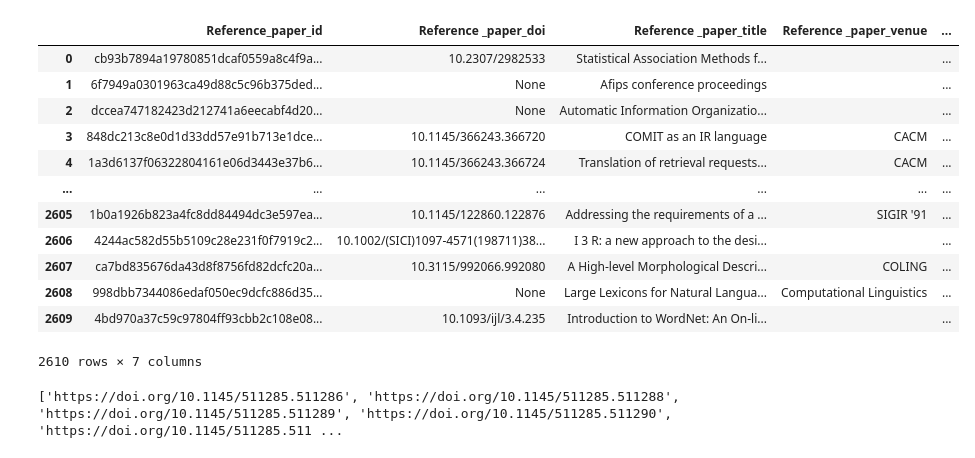
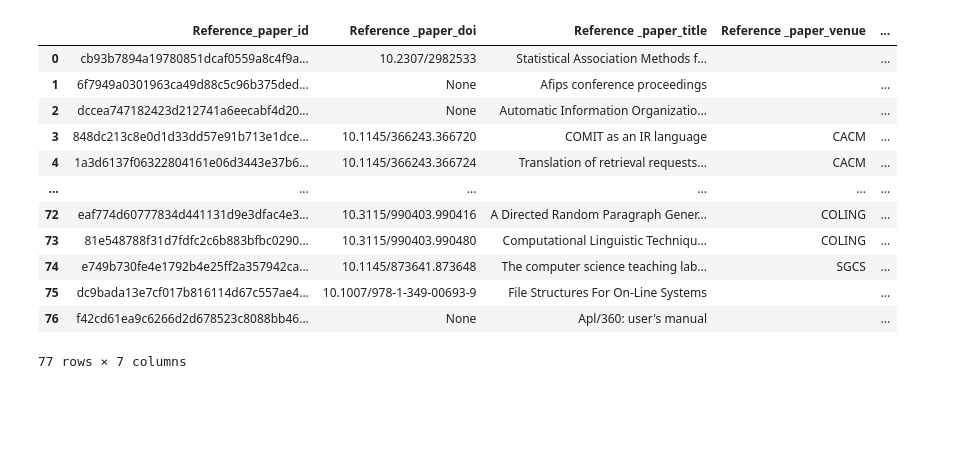
Before and after one commit to manishareddynarayan/Akshitha_INFO5731_Spring2020, a Jupyter notebook: Copy_of_Copy_of_Copy_of_FinalProject.ipynb, the cells around one changed output. Drawn from its saved outputs; the diff is of its cells as text; code cells hidden in the pictures; blank space fills up the shorter version.

```diff
--- a/Copy_of_Copy_of_Copy_of_FinalProject.ipynb
+++ b/Copy_of_Copy_of_Copy_of_FinalProject.ipynb
@@ -30,7 +29,7 @@ contents = []
 with open('output.csv','r') as csvf:
     urls = csv.reader(csvf)
     next(urls, None)
-    contents = [row[1] for row in itertools.islice(urls,4562)]
+    contents = [row[1] for row in itertools.islice(urls,10)]
 string = 'https://api.semanticscholar.org/v1/paper/'
 my_new_list = [string+x for x in contents]
 with open("Article_URLs.csv","w") as f:
@@ -92,7 +91,7 @@ FieldsOfStudylist = []
 Topiclist = []
 urllist = []
 influentialCitationCountlist = []
-for i in range(339):
+for i in range(78):
   f = open('Article' + str(i) + '.json')
   data = json.load(f)
   venue = data['venue']
@@ -165,7 +164,7 @@ authorurl = []
 #authorrank = []
 #authorinstitution = []
 #authorPublication = []
-for i in range(339):
+for i in range(10):
   f = open('Article' + str(i) + '.json')
   data = json.load(f)
   for value in data['authors']:
@@ -218,7 +221,7 @@ citingvenue = []
 citingyear = []
 citingintent = []
 citinginfluential = []
-for i in range(339):
+for i in range(10):
   f = open('Article' + str(i) + '.json')
   data = json.load(f)
   for value in data['citations']:
@@ -273,55 +280,41 @@ Referencepapervenuelist = []
 Referencepaperyearlist = []
 Isinfluentiallist = []
 Intentlist = []
-for i in range(339):
+for i in range(10):
   f = open('Article' + str(i) + '.json')
   data = json.load(f)
   for value in data['references']:
     referencepaperid = value['paperId']
     referencepaperidlist.append(referencepaperid)
     referencepaperdoi = value['doi']
     Referencepaperdoilist.append(referencepaperdoi)
     Referencepapertitle = value['title']
     Referencepapertitlelist.append(Referencepapertitle)
     Referencepapervenue = value['venue']
     Referencepapervenuelist.append(Referencepapervenue)
     Referencepaperyear = value['year']
     Referencepaperyearlist.append(Referencepaperyear)
     Intent = value['intent']
     Intentlist.append(Intent)
     Isinfluential = value['isInfluential']
     Isinfluentiallist.append(Isinfluential)
 a = {'Reference_paper_id' : referencepaperidlist ,'Reference _paper_doi' : Referencepaperdoilist ,'Reference _paper_title' : Referencepapertitlelist ,
      'Reference _paper_venue' :Referencepapervenuelist, 'Reference _paper_year': Referencepaperyearlist,
      'Intent' : Intentlist,'Is_influential' : Isinfluentiallist}
 df = pd.DataFrame.from_dict(a, orient='index')
 df1 = df.transpose()
 df1
 # %% [output]
 |  | Reference_paper_id | Reference _paper_doi | Reference _paper_title | Reference _paper_venue | ... |
 | 0 | cb93b7894a19780851dcaf0559a8c4f9a... | 10.2307/2982533 | Statistical Association Methods f... |  | ... |
 | 1 | 6f7949a0301963ca49d88c5c96b375ded... | None | Afips conference proceedings |  | ... |
 | 2 | dccea747182423d212741a6eecabf4d20... | None | Automatic Information Organizatio... |  | ... |
 | 3 | 848dc213c8e0d1d33dd57e91b713e1dce... | 10.1145/366243.366720 | COMIT as an IR language | CACM | ... |
 | 4 | 1a3d6137f06322804161e06d3443e37b6... | 10.1145/366243.366724 | Translation of retrieval requests... | CACM | ... |
 | ... | ... | ... | ... | ... | ... |
-| 2605 | 1b0a1926b823a4fc8dd84494dc3e597ea... | 10.1145/122860.122876 | Addressing the requirements of a ... | SIGIR '91 | ... |
-| 2606 | 4244ac582d55b5109c28e231f0f7919c2... | 10.1002/(SICI)1097-4571(198711)38... | I 3 R: a new approach to the desi... |  | ... |
-| 2607 | ca7bd835676da43d8f8756fd82dcfc20a... | 10.3115/992066.992080 | A High-level Morphological Descri... | COLING | ... |
-| 2608 | 998dbb7344086edaf050ec9dcfc886d35... | None | Large Lexicons for Natural Langua... | Computational Linguistics | ... |
-| 2609 | 4bd970a37c59c97804ff93cbb2c108e08... | 10.1093/ijl/3.4.235 | Introduction to WordNet: An On-li... |  | ... |
+| 72 | eaf774d60777834d441131d9e3dfac4e3... | 10.3115/990403.990416 | A Directed Random Paragraph Gener... | COLING | ... |
+| 73 | 81e548788f31d7fdfc2c6b883bfbc0290... | 10.3115/990403.990480 | Computational Linguistic Techniqu... | COLING | ... |
+| 74 | e749b730fe4e1792b4e25ff2a357942ca... | 10.1145/873641.873648 | The computer science teaching lab... | SGCS | ... |
+| 75 | dc9bada13e7cf017b816114d67c557ae4... | 10.1007/978-1-349-00693-9 | File Structures For On-Line Systems |  | ... |
+| 76 | f42cd61ea9c6266d2d678523c8088bb46... | None | Apl/360: user's manual |  | ... |
-2610 rows × 7 columns
+77 rows × 7 columns
-# %%
-import glob
-import pandas as pd
-import os
-ids_list = []
-# Select all the files in your directory
-directory = r'/content/drive/My Drive/sigir_data'
-files = glob.glob(directory + "/*.csv")
-fields = ["article_id"]
-df1 = pd.concat([pd.read_csv(fp,skipinitialspace=True, usecols=fields,encoding = "ISO-8859-1").assign(New=os.path.basename(fp)) for fp in files])
-df1['article_id']
-ids_list = df1['article_id'].values.tolist()
-# %% [output]
-['https://doi.org/10.1145/511285.511286', 'https://doi.org/10.1145/511285.511288', 'https://doi.org/10.1145/511285.511289', 'https://doi.org/10.1145/511285.511290', 'https://doi.org/10.1145/511285.511 ...
```
Also changed, not shown: parts of 7 cells of this notebook.
